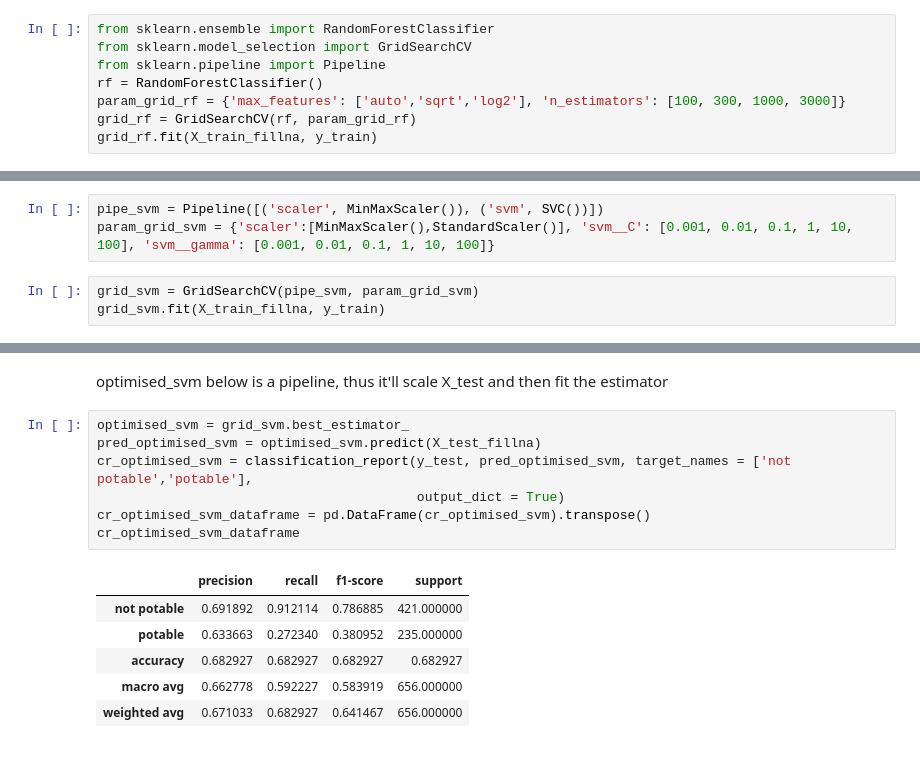
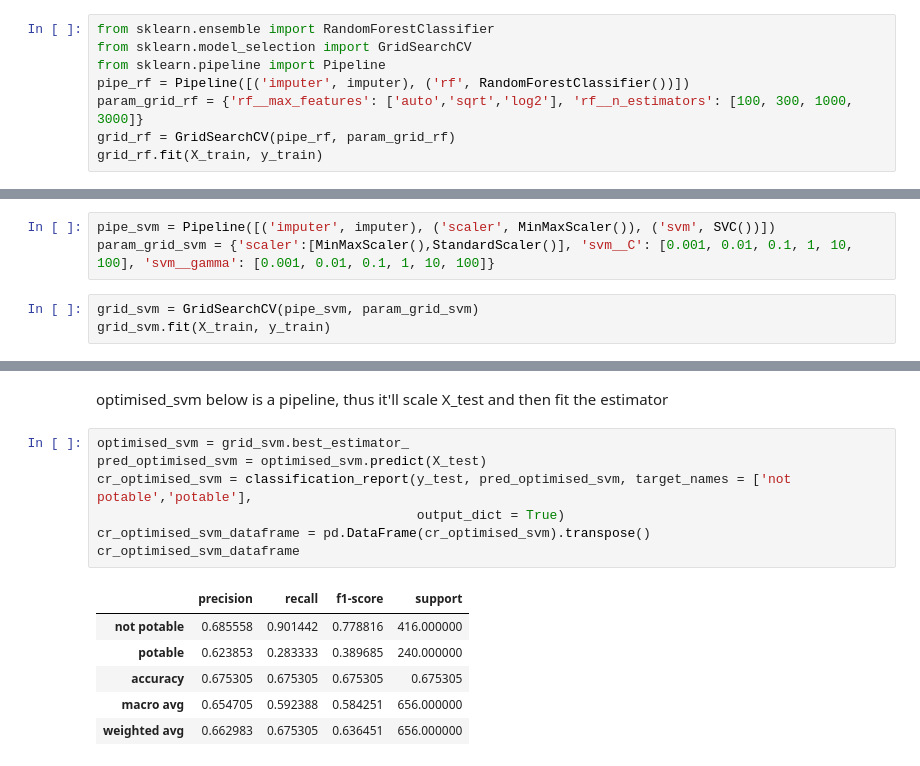
Before and after one commit to tolgarecep/water-quality, a Jupyter notebook: water_potability.ipynb, the cells around one changed output, grey strips where cells are left out. Saved outputs shown, nothing was run; the diff lists cells and outputs as text.

```diff
--- a/water_potability.ipynb
+++ b/water_potability.ipynb
@@ -252,8 +252,8 @@ Random forest doesn't need scaling of the data. Filling missing values with it's
 from sklearn.ensemble import RandomForestClassifier
 from sklearn.model_selection import GridSearchCV
 from sklearn.pipeline import Pipeline
-rf = RandomForestClassifier()
-param_grid_rf = {'max_features': ['auto','sqrt','log2'], 'n_estimators': [100, 300, 1000, 3000]}
-grid_rf = GridSearchCV(rf, param_grid_rf)
-grid_rf.fit(X_train_fillna, y_train)
+pipe_rf = Pipeline([('imputer', imputer), ('rf', RandomForestClassifier())])
+param_grid_rf = {'rf__max_features': ['auto','sqrt','log2'], 'rf__n_estimators': [100, 300, 1000, 3000]}
+grid_rf = GridSearchCV(pipe_rf, param_grid_rf)
+grid_rf.fit(X_train, y_train)
 # %% [output]
@@ -295,9 +297,9 @@ from sklearn.preprocessing import MinMaxScaler, StandardScaler
 # %% [markdown]
 We will handle preprocessing with a pipeline
 # %%
-pipe_svm = Pipeline([('scaler', MinMaxScaler()), ('svm', SVC())])
+pipe_svm = Pipeline([('imputer', imputer), ('scaler', MinMaxScaler()), ('svm', SVC())])
 param_grid_svm = {'scaler':[MinMaxScaler(),StandardScaler()], 'svm__C': [0.001, 0.01, 0.1, 1, 10, 100], 'svm__gamma': [0.001, 0.01, 0.1, 1, 10, 100]}
 # %%
 grid_svm = GridSearchCV(pipe_svm, param_grid_svm)
-grid_svm.fit(X_train_fillna, y_train)
+grid_svm.fit(X_train, y_train)
 # %% [output]
@@ -316,15 +320,15 @@ grid_svm.best_params_
 optimised_svm below is a pipeline, thus it'll scale X_test and then fit the estimator
 # %%
 optimised_svm = grid_svm.best_estimator_
-pred_optimised_svm = optimised_svm.predict(X_test_fillna)
+pred_optimised_svm = optimised_svm.predict(X_test)
 cr_optimised_svm = classification_report(y_test, pred_optimised_svm, target_names = ['not potable','potable'],
                                          output_dict = True)
 cr_optimised_svm_dataframe = pd.DataFrame(cr_optimised_svm).transpose()
 cr_optimised_svm_dataframe
 # %% [output]
 |  | precision | recall | f1-score | support |
-| not potable | 0.691892 | 0.912114 | 0.786885 | 421.000000 |
-| potable | 0.633663 | 0.272340 | 0.380952 | 235.000000 |
-| accuracy | 0.682927 | 0.682927 | 0.682927 | 0.682927 |
-| macro avg | 0.662778 | 0.592227 | 0.583919 | 656.000000 |
-| weighted avg | 0.671033 | 0.682927 | 0.641467 | 656.000000 |
+| not potable | 0.685558 | 0.901442 | 0.778816 | 416.000000 |
+| potable | 0.623853 | 0.283333 | 0.389685 | 240.000000 |
+| accuracy | 0.675305 | 0.675305 | 0.675305 | 0.675305 |
+| macro avg | 0.654705 | 0.592388 | 0.584251 | 656.000000 |
+| weighted avg | 0.662983 | 0.675305 | 0.636451 | 656.000000 |
```
Also changed, not shown: parts of 23 cells of this notebook.
